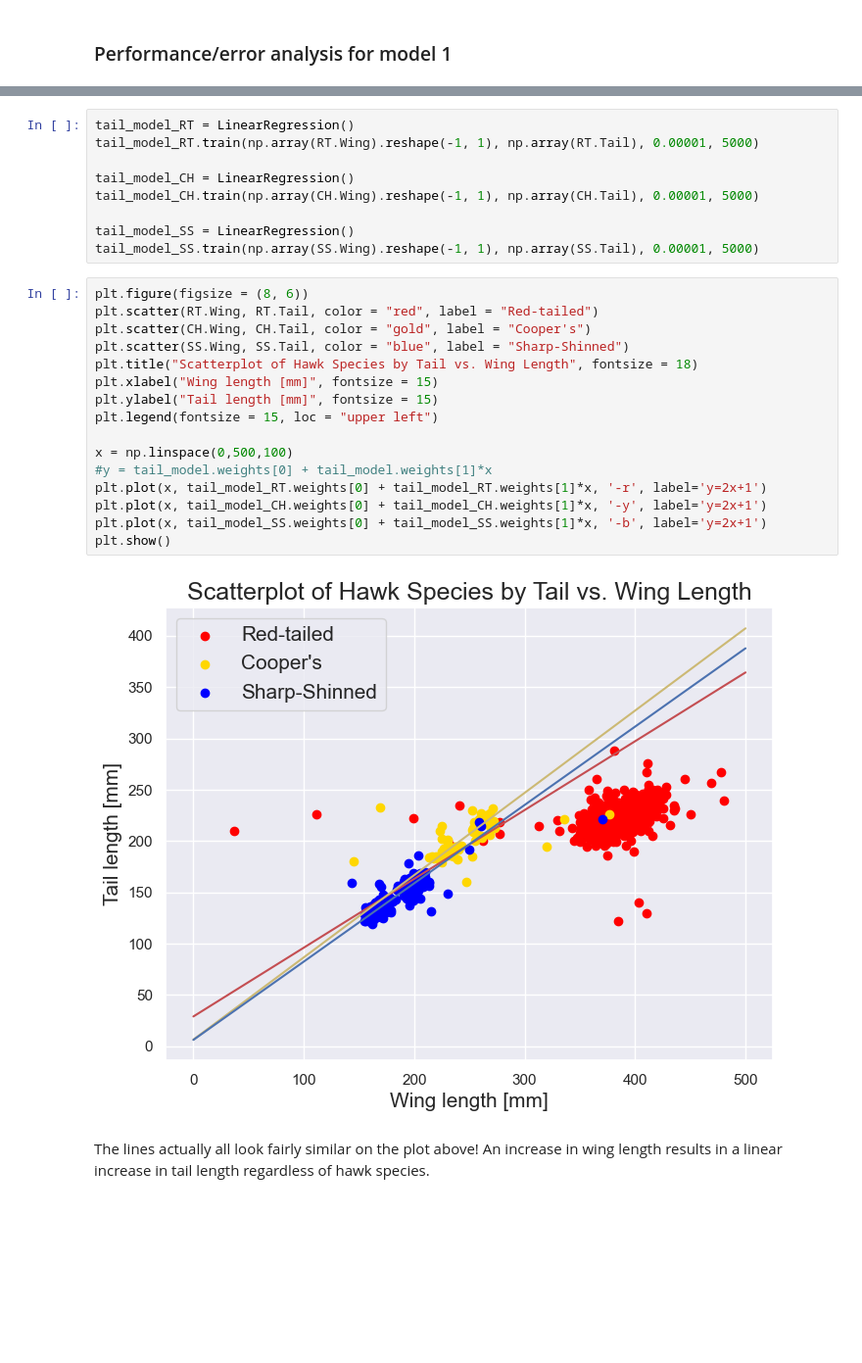
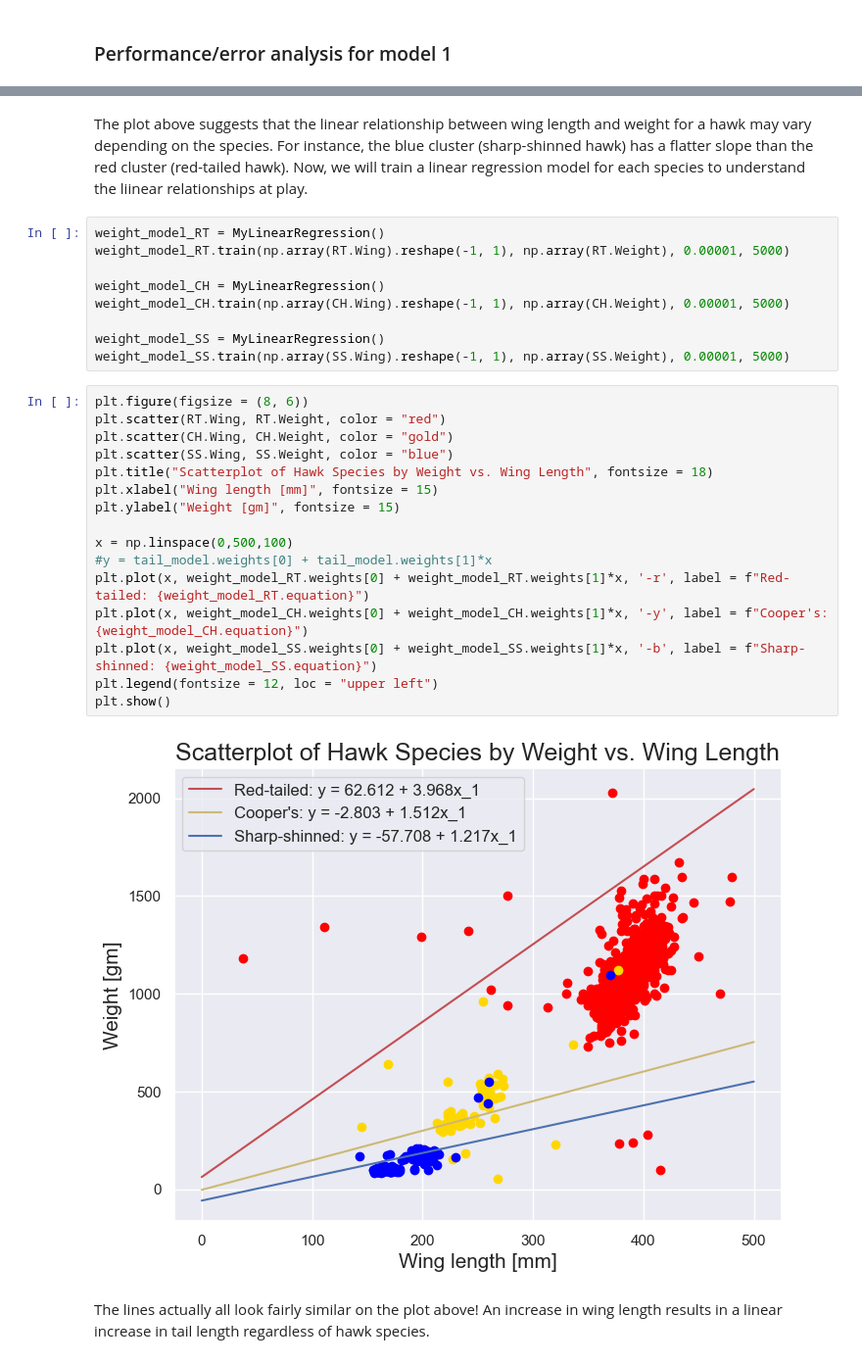
Before and after one commit to kary5678/INDE-577, a Jupyter notebook: supervised-learning/linear_regression/linear_regression.ipynb, the cells around one changed output, grey strips where cells are left out. Shown at 98% size. Drawn from its saved outputs; the diff is of its cells as text; blank space fills up the shorter version.

Commit message:
Update linear regression notebook models

```diff
--- a/supervised-learning/linear_regression/linear_regression.ipynb
+++ b/supervised-learning/linear_regression/linear_regression.ipynb
@@ -210,29 +304,31 @@ plt.show()
+# %% [markdown]
+The plot above suggests that the linear relationship between wing length and weight for a hawk may vary depending on the species. For instance, the blue cluster (sharp-shinned hawk) has a flatter slope than the red cluster (red-tailed hawk). Now, we will train a linear regression model for each species to understand the liinear relationships at play.
 # %%
-tail_model_RT = LinearRegression()
-tail_model_RT.train(np.array(RT.Wing).reshape(-1, 1), np.array(RT.Tail), 0.00001, 5000)
+weight_model_RT = MyLinearRegression()
+weight_model_RT.train(np.array(RT.Wing).reshape(-1, 1), np.array(RT.Weight), 0.00001, 5000)
 
-tail_model_CH = LinearRegression()
-tail_model_CH.train(np.array(CH.Wing).reshape(-1, 1), np.array(CH.Tail), 0.00001, 5000)
+weight_model_CH = MyLinearRegression()
+weight_model_CH.train(np.array(CH.Wing).reshape(-1, 1), np.array(CH.Weight), 0.00001, 5000)
 
-tail_model_SS = LinearRegression()
-tail_model_SS.train(np.array(SS.Wing).reshape(-1, 1), np.array(SS.Tail), 0.00001, 5000)
+weight_model_SS = MyLinearRegression()
+weight_model_SS.train(np.array(SS.Wing).reshape(-1, 1), np.array(SS.Weight), 0.00001, 5000)
 # %%
 plt.figure(figsize = (8, 6))
-plt.scatter(RT.Wing, RT.Tail, color = "red", label = "Red-tailed")
-plt.scatter(CH.Wing, CH.Tail, color = "gold", label = "Cooper's")
-plt.scatter(SS.Wing, SS.Tail, color = "blue", label = "Sharp-Shinned")
-plt.title("Scatterplot of Hawk Species by Tail vs. Wing Length", fontsize = 18)
+plt.scatter(RT.Wing, RT.Weight, color = "red")
+plt.scatter(CH.Wing, CH.Weight, color = "gold")
+plt.scatter(SS.Wing, SS.Weight, color = "blue")
+plt.title("Scatterplot of Hawk Species by Weight vs. Wing Length", fontsize = 18)
 plt.xlabel("Wing length [mm]", fontsize = 15)
-plt.ylabel("Tail length [mm]", fontsize = 15)
-plt.legend(fontsize = 15, loc = "upper left")
+plt.ylabel("Weight [gm]", fontsize = 15)
 
 x = np.linspace(0,500,100)
 #y = tail_model.weights[0] + tail_model.weights[1]*x
-plt.plot(x, tail_model_RT.weights[0] + tail_model_RT.weights[1]*x, '-r', label='y=2x+1')
-plt.plot(x, tail_model_CH.weights[0] + tail_model_CH.weights[1]*x, '-y', label='y=2x+1')
-plt.plot(x, tail_model_SS.weights[0] + tail_model_SS.weights[1]*x, '-b', label='y=2x+1')
+plt.plot(x, weight_model_RT.weights[0] + weight_model_RT.weights[1]*x, '-r', label = f"Red-tailed: {weight_model_RT.equation}")
+plt.plot(x, weight_model_CH.weights[0] + weight_model_CH.weights[1]*x, '-y', label = f"Cooper's: {weight_model_CH.equation}")
+plt.plot(x, weight_model_SS.weights[0] + weight_model_SS.weights[1]*x, '-b', label = f"Sharp-shinned: {weight_model_SS.equation}")
+plt.legend(fontsize = 12, loc = "upper left")
 plt.show()
 # %% [output]
-[figure, old version]
+[figure, new version]
 # %% [markdown]
 The lines actually all look fairly similar on the plot above! An increase in wing length results in a linear increase in tail length regardless of hawk species.
```
Also changed, not shown: parts of 24 cells of this notebook.
